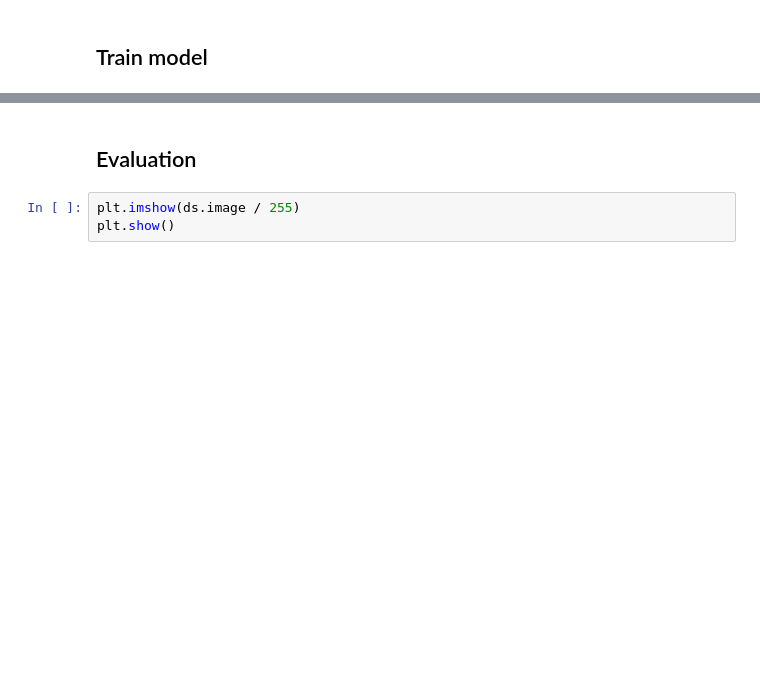
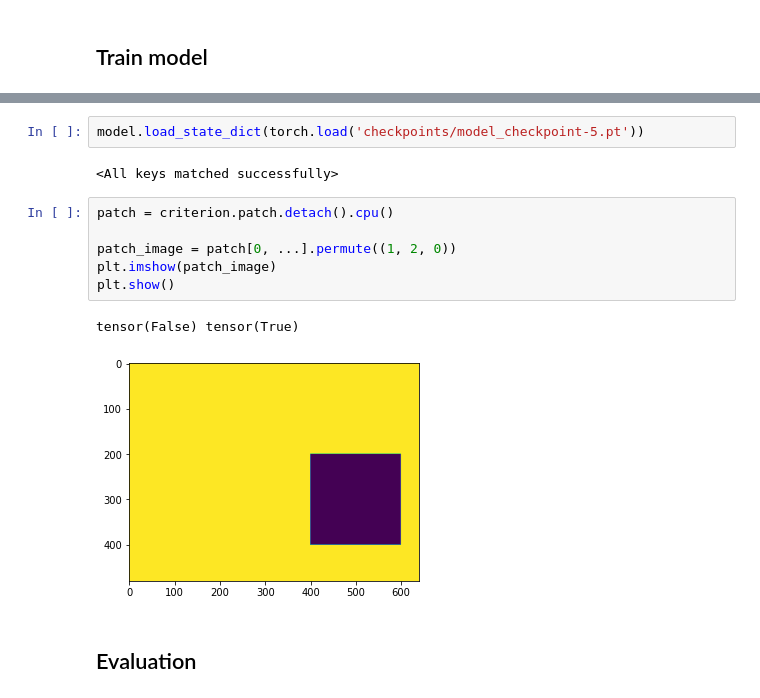
Before and after one commit to tmthyln/deep-transformer-priors, a Jupyter notebook: Inpainting.ipynb, the cells around one changed output, grey strips where cells are left out. Drawn from its saved outputs; the diff is of its cells as text; blank space fills up the shorter version.

```diff
--- a/Inpainting.ipynb
+++ b/Inpainting.ipynb
@@ -89,8 +98,18 @@ for epoch in epoch_progress:
+# %%
+model.load_state_dict(torch.load('checkpoints/model_checkpoint-5.pt'))
+# %% [output]
+<All keys matched successfully>
+# %%
+patch = criterion.patch.detach().cpu()
+
+patch_image = patch[0, ...].permute((1, 2, 0))
+plt.imshow(patch_image)
+plt.show()
+# %% [output]
+tensor(False) tensor(True)
+[figure, added]
 # %% [markdown]
 ## Evaluation
-# %%
-plt.imshow(ds.image / 255)
-plt.show()
 # %%
 test_dl = DataLoader(ds)
 for test_input, test_image in test_dl:
```
Also changed, not shown: parts of 5 cells of this notebook.
